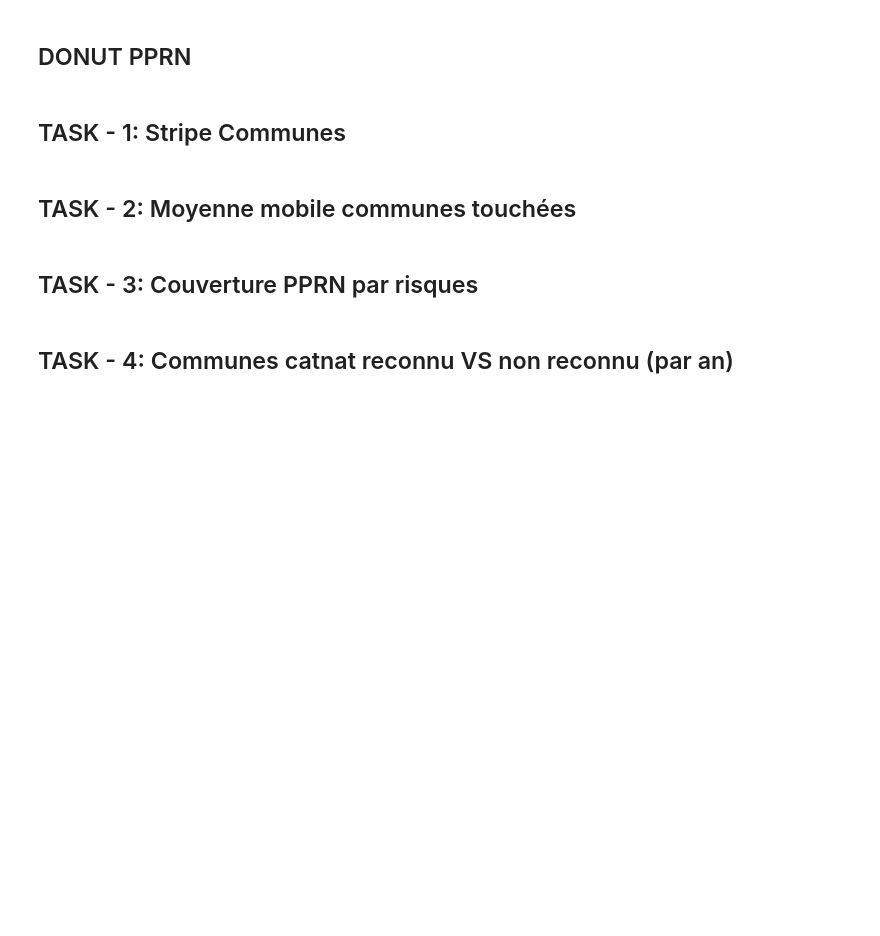
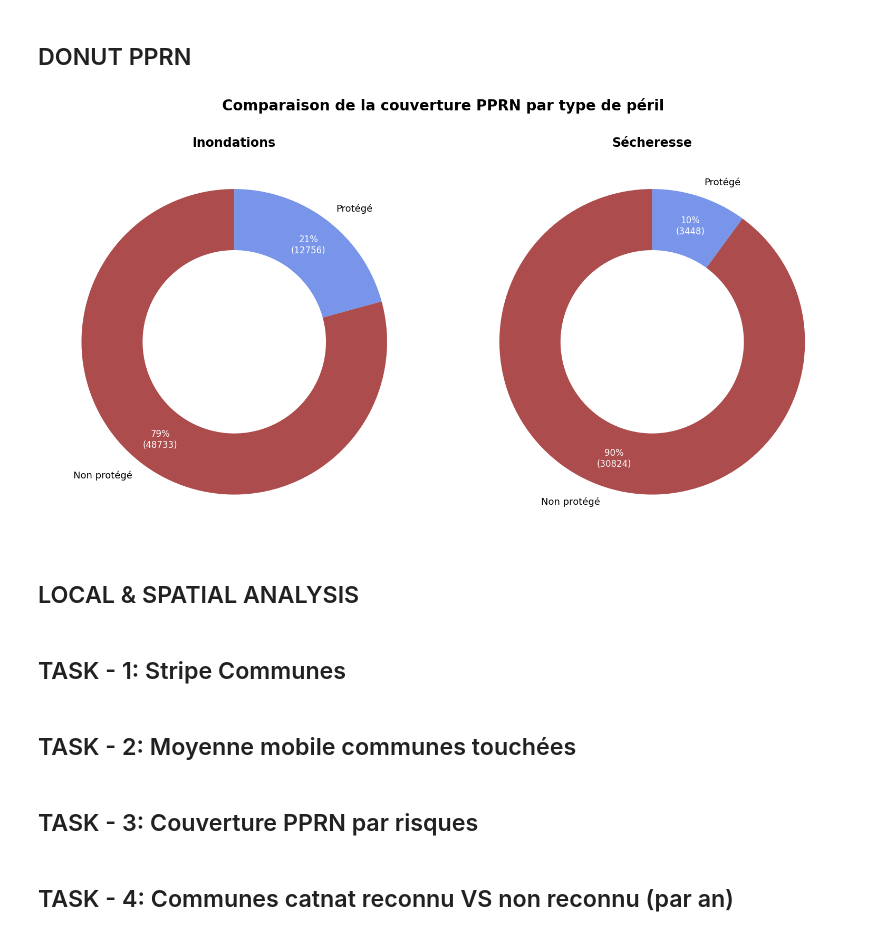
Before and after one commit to dataforgoodfr/14_PrixChangementClimatique, a Jupyter notebook: data/exploration/carto_graph.ipynb, the cells around one changed output. Drawn from its saved outputs; the diff is of its cells as text; code cells hidden in the pictures; blank space fills up the shorter version.

```diff
--- a/data/exploration/carto_graph.ipynb
+++ b/data/exploration/carto_graph.ipynb
@@ -663,2 +950,13 @@ monovariate_map(
 # %% [markdown]
 ## DONUT PPRN
+# %%
+recon_ccr = details_par_catnat[details_par_catnat["libelle_avis"] == "Reconnue"]
+recon_ccr["date_debut_evenement"] = pd.to_datetime(recon_ccr["date_debut_evenement"])
+recon_ccr = recon_ccr[
+    recon_ccr["date_debut_evenement"] > "1995-02"
+]  # 1995-02 mise en place PPRN
+
+pprn_use = pprn_df_clean[
+    pprn_df_clean["code_modele"].isin(["PPRN-I", "PPRN-RGA"])
+]  # just RGA & Ino
+pprn_use["code_modele"] = pprn_use["code_modele"].str.split("-").str[1]
@@ -664,0 +1010,60 @@ monovariate_map(
+# %%
+labels = ["Non protégé", "Protégé"]
+colors = ["darkred", "royalblue"]
+
+
+def func(pct, allvals):
+    absolute = int(round(pct / 100.0 * sum(allvals)))
+    return f"{pct:.0f}%\n({absolute:d})"
+
+
+fig, (ax1, ax2) = plt.subplots(1, 2, figsize=(16, 8), facecolor="white")
+
+wedges1, texts1, autotexts1 = ax1.pie(
+    data_ino,
+    labels=labels,
+    autopct=lambda pct: func(pct, data_ino),
+    startangle=90,
+    colors=colors,
+    pctdistance=0.8,
+    textprops={
+        "fontsize": 12,
+    },
+    wedgeprops={"alpha": 0.7},
+)
+ax1.add_artist(plt.Circle((0, 0), 0.6, fc="white"))
+ax1.set_title("Inondations", fontsize=17, fontweight="bold")
+
+wedges2, texts2, autotexts2 = ax2.pie(
+    data_sec,
+    labels=labels,
+    autopct=lambda pct: func(pct, data_sec),
+    startangle=90,
+    colors=colors,
+    pctdistance=0.8,
+    textprops={"fontsize": 12},
+    wedgeprops={"alpha": 0.7},
+)
+ax2.add_artist(plt.Circle((0, 0), 0.6, fc="white"))
+ax2.set_title("Sécheresse", fontsize=17, fontweight="bold")
+
+for at in autotexts1 + autotexts2:
+    at.set_color("white")
+    at.set_fontsize(12)
+
+for t in texts1 + texts2:
+    t.set_fontsize(13)
+
+plt.suptitle(
+    "Comparaison de la couverture PPRN par type de péril",
+    fontsize=20,
+    fontweight="bold",
+    y=1.05,
+)
+
+plt.tight_layout()
+plt.show()
+# %% [output]
+[figure, added]
+# %% [markdown]
+## LOCAL & SPATIAL ANALYSIS
```
Also changed, not shown: parts of 13 cells of this notebook.
